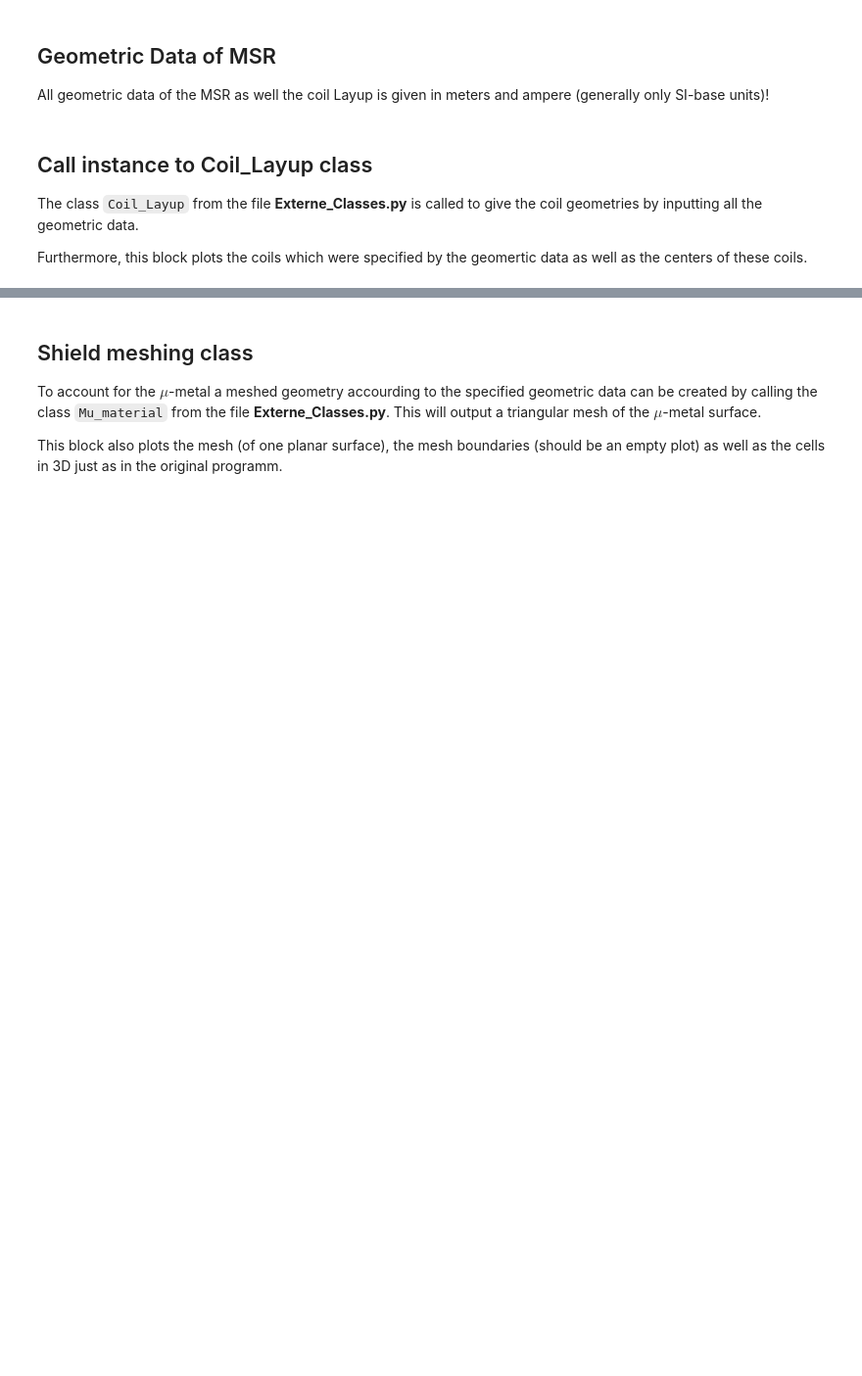
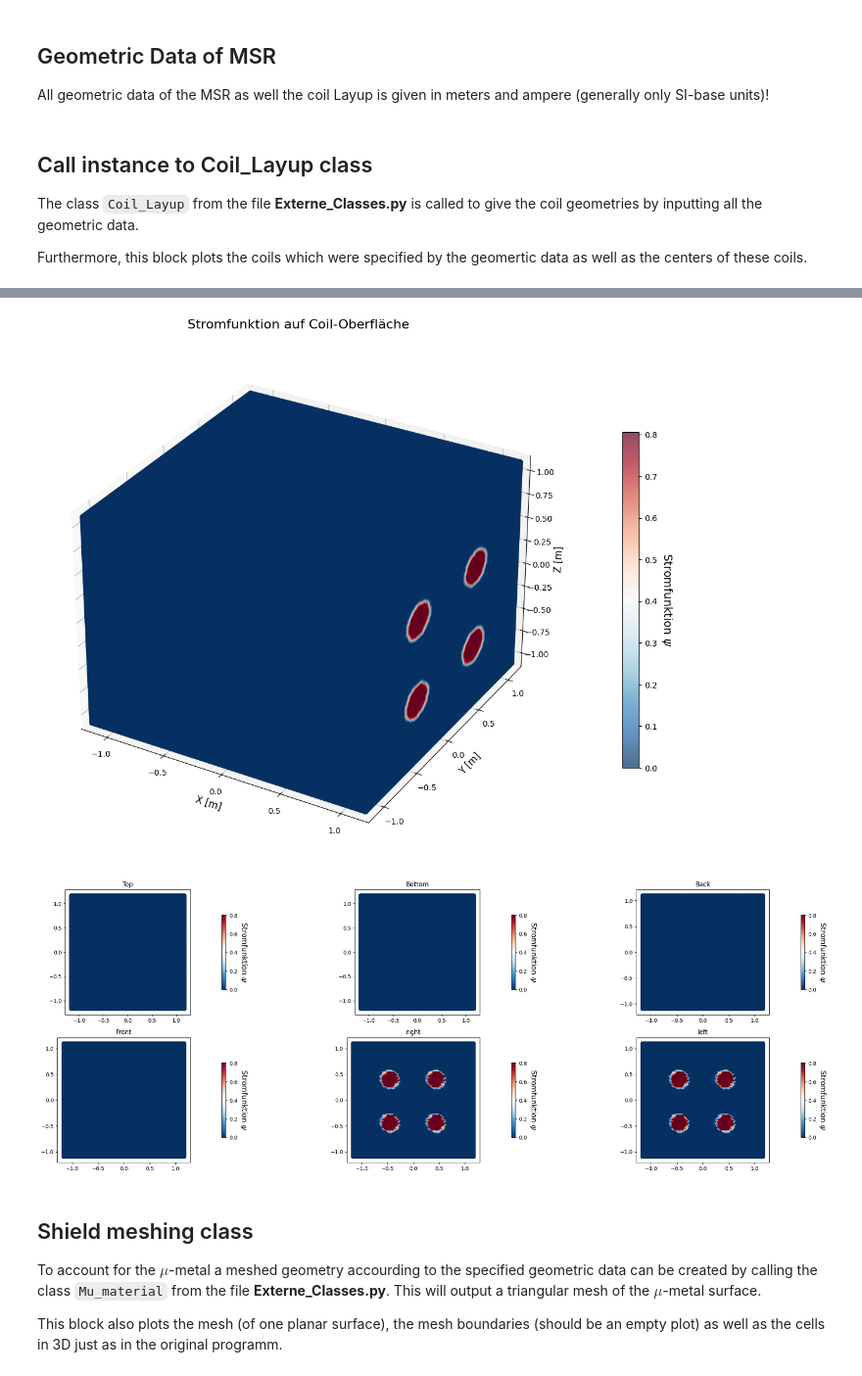
Before and after one commit to GregorBcky/MSR-field_cancelation, a Jupyter notebook: Versuch_1_Auswertung.ipynb, the cells around one changed output, grey strips where cells are left out. Shown at 98% size. Cells and saved outputs as stored; diff of their text form; code cells hidden in the pictures; blank space fills up the shorter version.

```diff
--- a/Versuch_1_Auswertung.ipynb
+++ b/Versuch_1_Auswertung.ipynb
@@ -135,3 +245,9 @@ fig.colorbar(sc, ax=ax, label=r'$|\mathbf{B}_{coil}|$')
+# %%
+stream_function_refined = Coils.stream_function_coils(current, n_windings)      # Note: At the moment this function only accepts scalar values for current and n_windings!!! Improvements in progress but low priority
+fkt.plot_stream_function(Coils.total_planes.vertices, stream_function_refined)
+# %% [output]
+[figure, added]
+[figure, added]
 # %% [markdown]
 ## Shield meshing class
 
```
Also changed, not shown: parts of 13 cells of this notebook, 2 other files.
